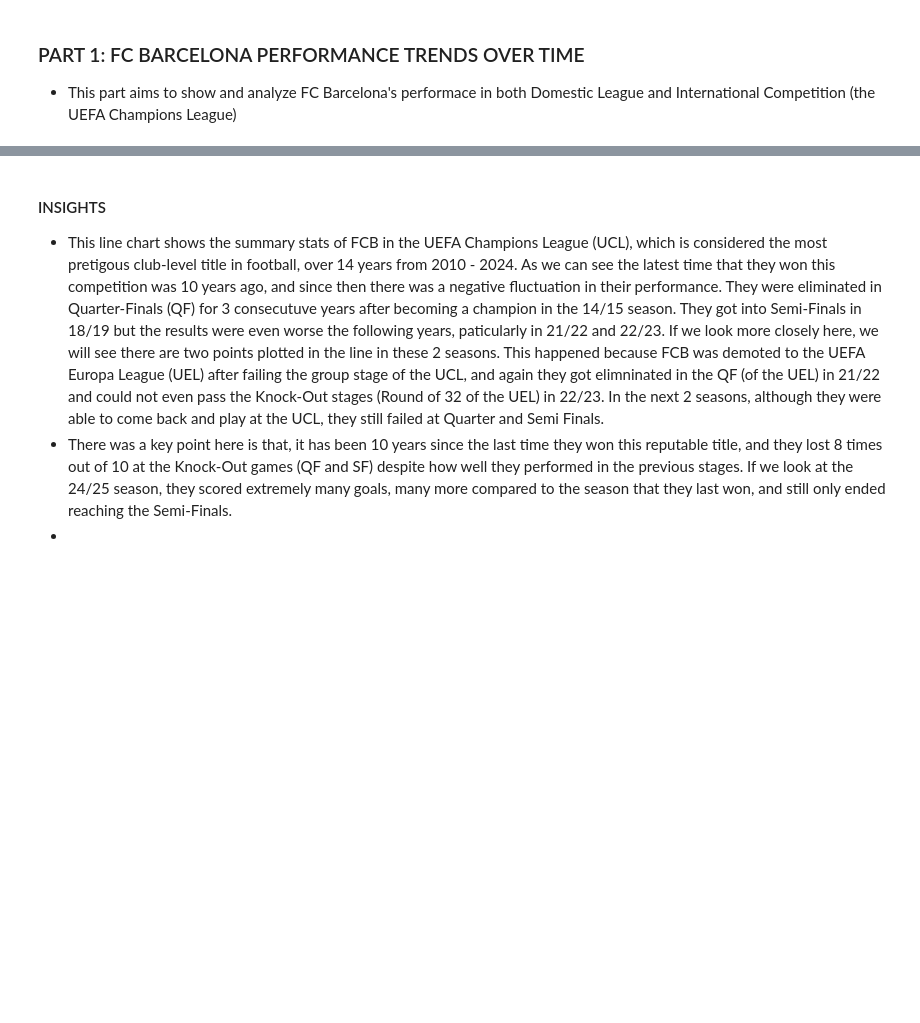
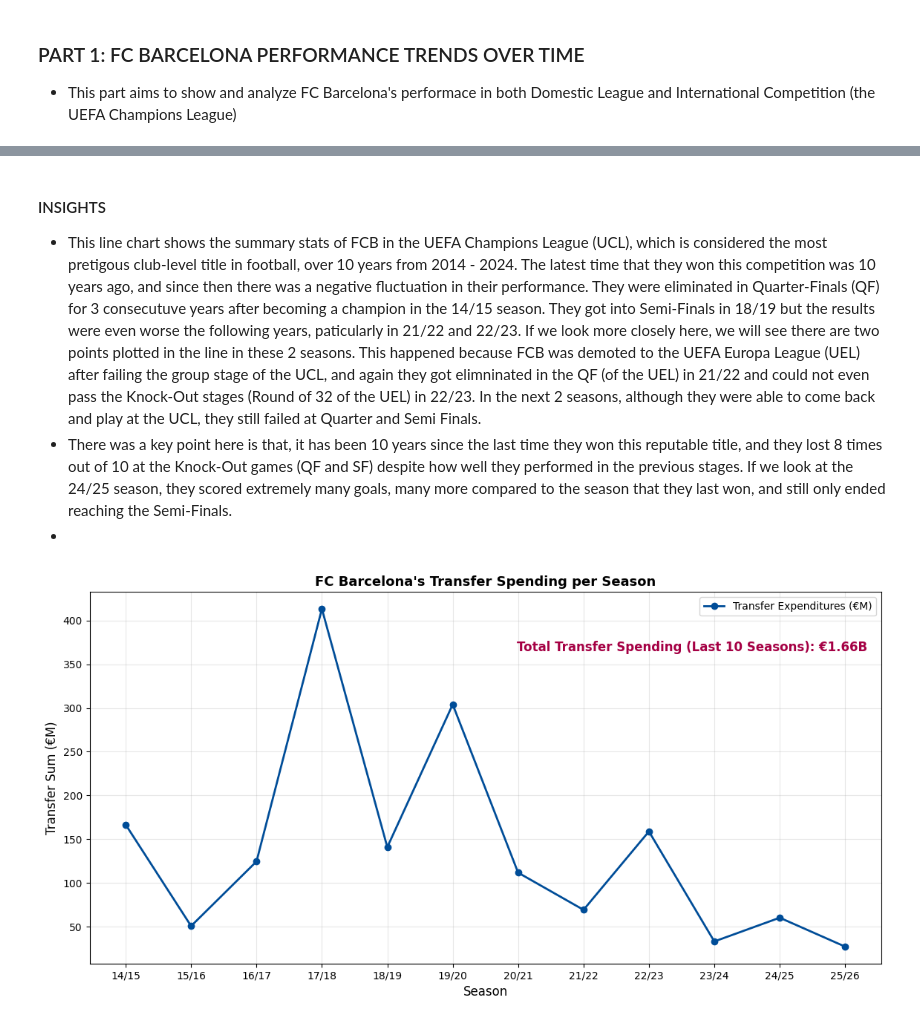
Before and after one commit to linhtran1003/fc-barcelona-performance-analysis, a Jupyter notebook: python_project.ipynb, the cells around one changed output, grey strips where cells are left out. Cells and saved outputs as stored; diff of their text form; code cells hidden in the pictures; blank space fills up the shorter version.

```diff
--- a/python_project.ipynb
+++ b/python_project.ipynb
@@ -212,5 +160,33 @@ df2
 # %% [markdown]
 #### INSIGHTS
-- This line chart shows the summary stats of FCB in the UEFA Champions League (UCL), which is considered the most pretigous club-level title in football,  over 14 years from 2010 - 2024. As we can see the latest time that they won this competition was 10 years ago, and since then there was a negative fluctuation in their performance. They were eliminated in Quarter-Finals (QF) for 3 consecutuve years after becoming a champion in the 14/15 season. They got into Semi-Finals in 18/19 but the results were even worse the following years, paticularly in 21/22 and 22/23. If we look more closely here, we will see there are two points plotted in the line in these 2 seasons. This happened because FCB was demoted to the UEFA Europa League (UEL) after failing the group stage of the UCL, and again they got elimninated in the QF (of the UEL) in 21/22 and could not even pass the Knock-Out stages (Round of 32 of the UEL) in 22/23. In the next 2 seasons, although they were able to come back and play at the UCL, they still failed at Quarter and Semi Finals.
+- This line chart shows the summary stats of FCB in the UEFA Champions League (UCL), which is considered the most pretigous club-level title in football,  over 10 years from 2014 - 2024. The latest time that they won this competition was 10 years ago, and since then there was a negative fluctuation in their performance. They were eliminated in Quarter-Finals (QF) for 3 consecutuve years after becoming a champion in the 14/15 season. They got into Semi-Finals in 18/19 but the results were even worse the following years, paticularly in 21/22 and 22/23. If we look more closely here, we will see there are two points plotted in the line in these 2 seasons. This happened because FCB was demoted to the UEFA Europa League (UEL) after failing the group stage of the UCL, and again they got elimninated in the QF (of the UEL) in 21/22 and could not even pass the Knock-Out stages (Round of 32 of the UEL) in 22/23. In the next 2 seasons, although they were able to come back and play at the UCL, they still failed at Quarter and Semi Finals.
 - There was a key point here is that, it has been 10 years since the last time they won this reputable title, and they lost 8 times out of 10 at the Knock-Out games (QF and SF) despite how well they performed in the previous stages. If we look at the 24/25 season, they scored extremely many goals, many more compared to the season that they last won, and still only ended reaching the Semi-Finals.
 -
+# %%
+# Financial Analysis
+## ========== PLOT 1: Transfer Spending ==========
+plt.figure(figsize=(12, 6))
+plt.plot(
+    df5["Season"],
+    df5["Transfer sum"],
+    marker="o",
+    color="#004D98",
+    linewidth=2,
+    label="Transfer Expenditures (€M)"
+)
+# Add chart elements
+plt.title("FC Barcelona's Transfer Spending per Season", fontsize=13, weight='bold')
+plt.xlabel("Season", fontsize=12)
+plt.ylabel("Transfer Sum (€M)", fontsize=12)
+total_spending = df5["Transfer sum"].sum()/1000
+
+# Add annotation
+plt.text(
+    0.54, 0.84, f"Total Transfer Spending (Last 10 Seasons): €{total_spending:.2f}B", transform=plt.gca().transAxes,
+    fontsize=12, color="#A50044", weight='bold'
+)
+plt.grid(alpha=0.3)
+plt.legend()
+plt.tight_layout()
+# %% [output]
+[figure, added]
```
Also changed, not shown: parts of 18 cells of this notebook.
